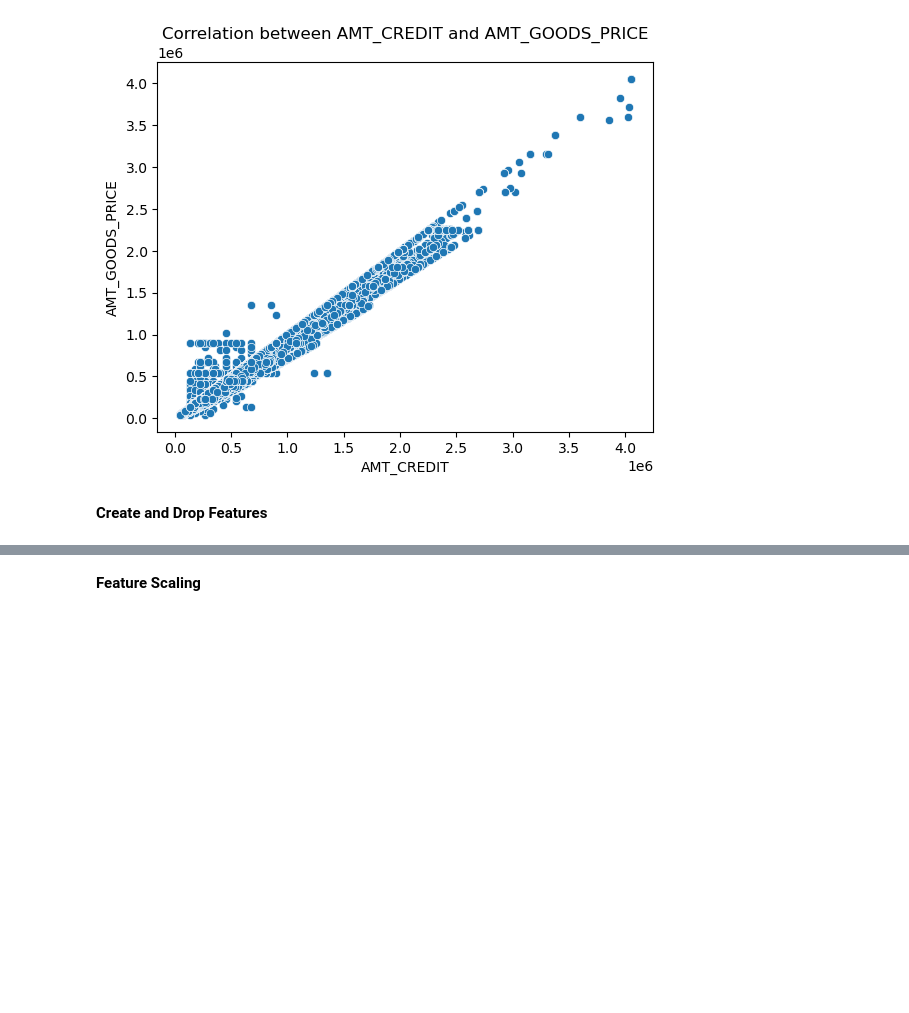
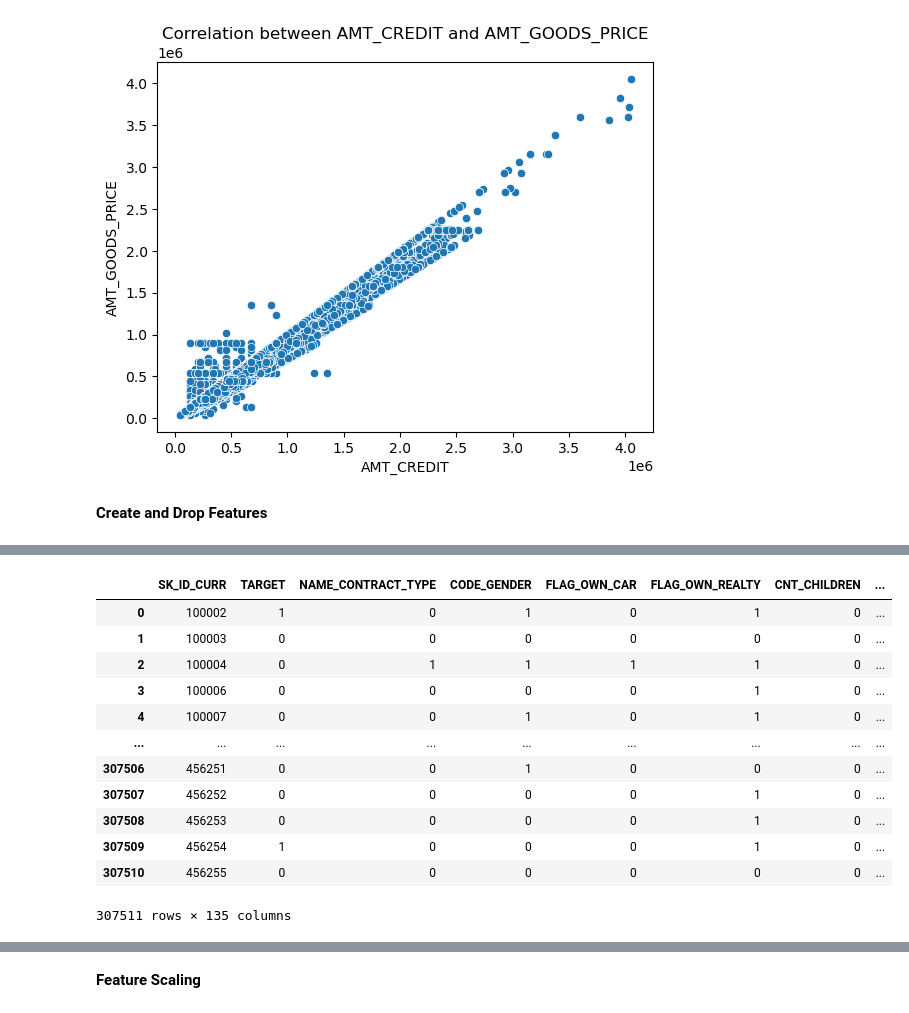
Before and after one commit to williamhilmysusatyo/home-credit, a Jupyter notebook: notebooks.ipynb, the cells around one changed output, grey strips where cells are left out. Cells and saved outputs as stored; diff of their text form; code cells hidden in the pictures; blank space fills up the shorter version.

```diff
--- a/notebooks.ipynb
+++ b/notebooks.ipynb
@@ -534,0 +616,3 @@ len(train.columns)
+# %%
+bureau_processed = bureau.join(ba, on = 'SK_ID_BUREAU')
+bureau_processed
@@ -534,0 +654,6 @@ len(train.columns)
+# %%
+bureau_processed.drop(['MONTHS_BALANCE', 'STATUS'], axis = 1, inplace = True)
+bureau_processed
+# %%
+bureau_processed = bureau_processed.groupby('SK_ID_CURR').mean()
+bureau_processed
@@ -534,0 +675,3 @@ len(train.columns)
+# %%
+bureau_processed.drop('SK_ID_BUREAU', axis = 1, inplace = True)
+bureau_processed
@@ -534,0 +693,17 @@ len(train.columns)
+# %%
+train_processed = train.join(bureau_processed, on = 'SK_ID_CURR', how = 'left')
+train_processed
+# %% [output]
+|  | SK_ID_CURR | TARGET | NAME_CONTRACT_TYPE | CODE_GENDER | FLAG_OWN_CAR | FLAG_OWN_REALTY | CNT_CHILDREN | ... |
+| 0 | 100002 | 1 | 0 | 1 | 0 | 1 | 0 | ... |
+| 1 | 100003 | 0 | 0 | 0 | 0 | 0 | 0 | ... |
+| 2 | 100004 | 0 | 1 | 1 | 1 | 1 | 0 | ... |
+| 3 | 100006 | 0 | 0 | 0 | 0 | 1 | 0 | ... |
+| 4 | 100007 | 0 | 0 | 1 | 0 | 1 | 0 | ... |
+| ... | ... | ... | ... | ... | ... | ... | ... | ... |
+| 307506 | 456251 | 0 | 0 | 1 | 0 | 0 | 0 | ... |
+| 307507 | 456252 | 0 | 0 | 0 | 0 | 1 | 0 | ... |
+| 307508 | 456253 | 0 | 0 | 0 | 0 | 1 | 0 | ... |
+| 307509 | 456254 | 1 | 0 | 0 | 0 | 1 | 0 | ... |
+| 307510 | 456255 | 0 | 0 | 0 | 0 | 0 | 0 | ... |
+307511 rows × 135 columns
```
Also changed, not shown: parts of 43 cells of this notebook.
